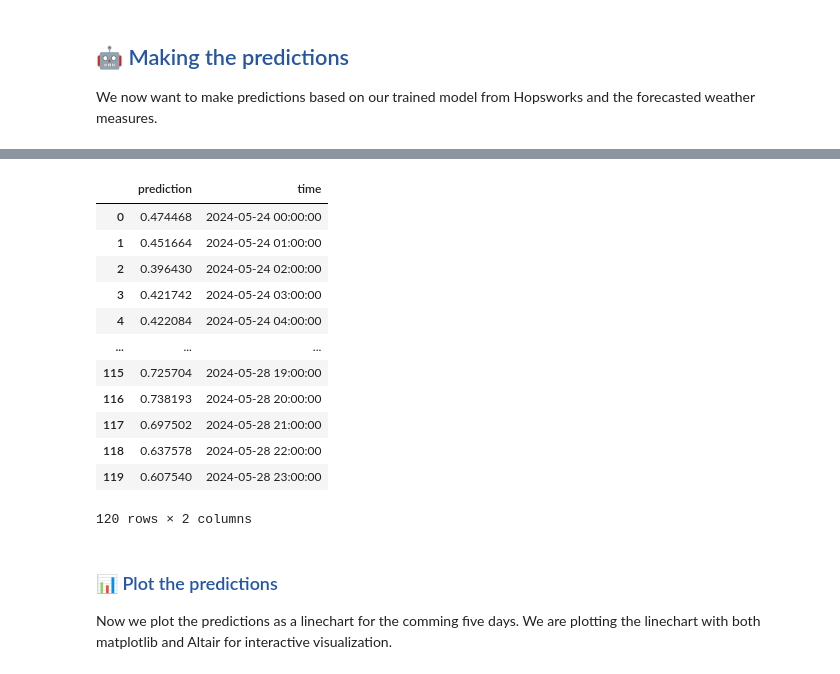
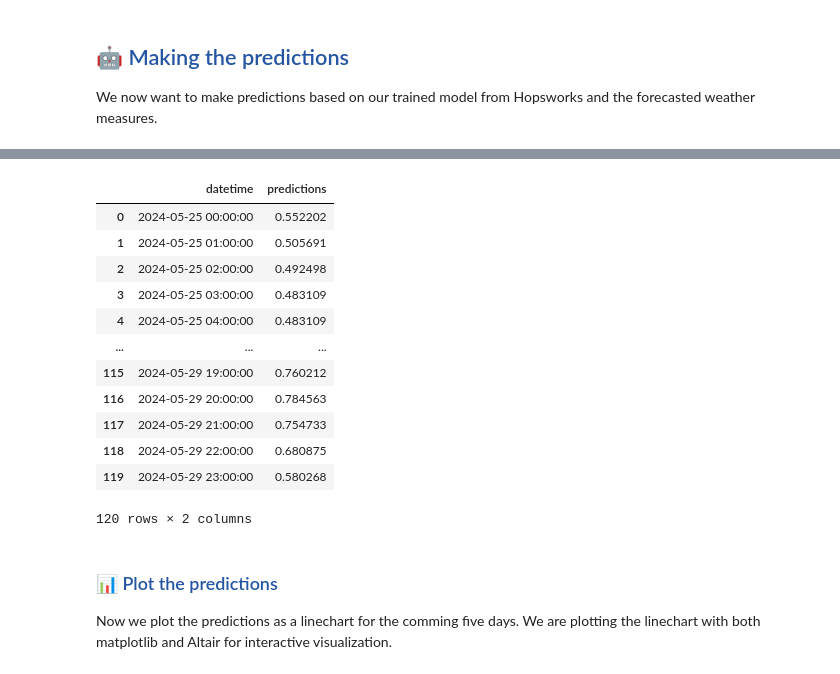
Before and after one commit to Benj3037/bds_m7_second-semester-project, a Jupyter notebook: pipeline/4_1_inference_pipeline_xgb.ipynb, the cells around one changed output, grey strips where cells are left out. Drawn from its saved outputs; the diff is of its cells as text; code cells hidden in the pictures.

```diff
--- a/pipeline/4_1_inference_pipeline_xgb.ipynb
+++ b/pipeline/4_1_inference_pipeline_xgb.ipynb
@@ -240,29 +210,23 @@ print(predictions)
-# %%
-# Make a dictionary of the predictions and the corresponding time for the forecast weather measures
-predictions_data = {
-    'prediction': predictions,
-    'time': new_data["datetime"],
-}
-
-# Create a DataFrame from the predictions data
-predictions_df = pd.DataFrame(predictions_data)
-
-# Display the new electricity price predictions
-predictions_df
-# %% [output]
-|  | prediction | time |
-| 0 | 0.474468 | 2024-05-24 00:00:00 |
-| 1 | 0.451664 | 2024-05-24 01:00:00 |
-| 2 | 0.396430 | 2024-05-24 02:00:00 |
-| 3 | 0.421742 | 2024-05-24 03:00:00 |
-| 4 | 0.422084 | 2024-05-24 04:00:00 |
-| ... | ... | ... |
-| 115 | 0.725704 | 2024-05-28 19:00:00 |
-| 116 | 0.738193 | 2024-05-28 20:00:00 |
-| 117 | 0.697502 | 2024-05-28 21:00:00 |
-| 118 | 0.637578 | 2024-05-28 22:00:00 |
-| 119 | 0.607540 | 2024-05-28 23:00:00 |
-120 rows × 2 columns
+# %%
+# Assign the predictions info the dataframe
+new_data['predictions'] = predictions
+
+# Show the dataframe with the predictions
+new_data[['datetime', 'predictions']]
+# %% [output]
+|  | datetime | predictions |
+| 0 | 2024-05-25 00:00:00 | 0.552202 |
+| 1 | 2024-05-25 01:00:00 | 0.505691 |
+| 2 | 2024-05-25 02:00:00 | 0.492498 |
+| 3 | 2024-05-25 03:00:00 | 0.483109 |
+| 4 | 2024-05-25 04:00:00 | 0.483109 |
+| ... | ... | ... |
+| 115 | 2024-05-29 19:00:00 | 0.760212 |
+| 116 | 2024-05-29 20:00:00 | 0.784563 |
+| 117 | 2024-05-29 21:00:00 | 0.754733 |
+| 118 | 2024-05-29 22:00:00 | 0.680875 |
+| 119 | 2024-05-29 23:00:00 | 0.580268 |
+120 rows × 2 columns
 # %% [markdown]
 ### <span style="color:#2656a3;">📊 Plot the predictions</span>
 
```
Also changed, not shown: parts of 14 cells of this notebook, 12 other files.
